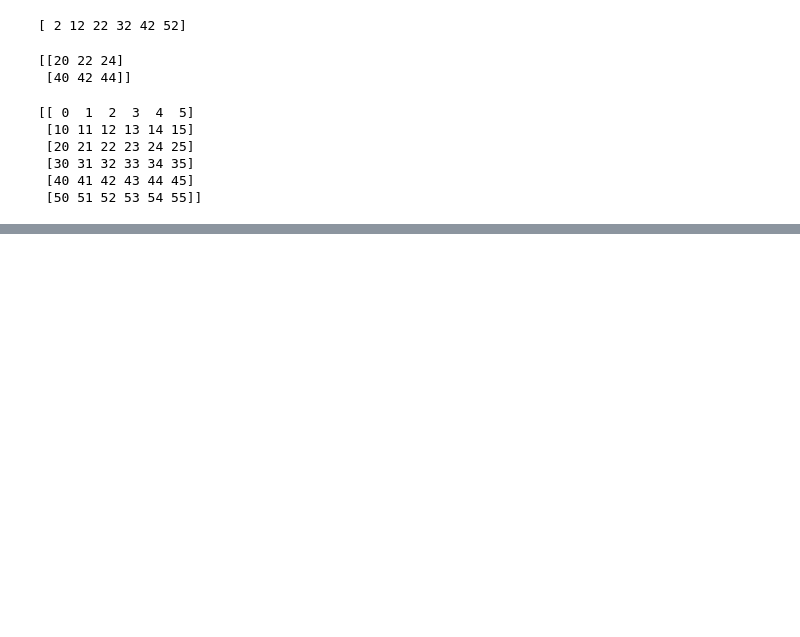
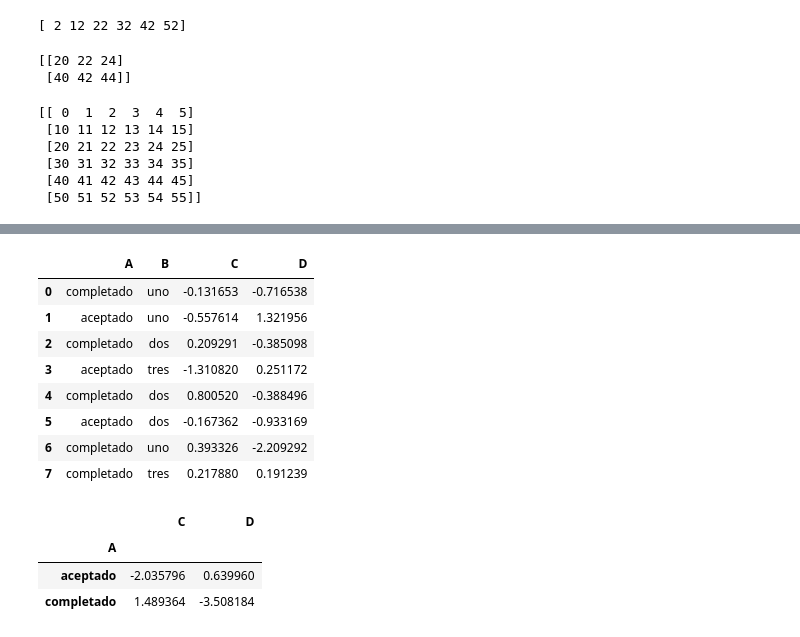
Before and after one commit to Armandot1998/Pyton-Jupyter-Notebook, a Jupyter notebook: Manual_Tema_2.ipynb, the cells around one changed output, grey strips where cells are left out. Saved outputs shown, nothing was run; the diff lists cells and outputs as text; code cells hidden in the pictures; blank space fills up the shorter version.

```diff
--- a/Manual_Tema_2.ipynb
+++ b/Manual_Tema_2.ipynb
@@ -440,0 +672,33 @@ print(c)
+# %%
+# También tenemos la posiblidad de ejecutar funciones de agrupación al estilo de SQL
+# como se muestra en el siguiente ejemplo
+
+df = pd.DataFrame({'A': ['completado', 'aceptado', 'completado', 'aceptado', 'completado', 'aceptado', 'completado', 'completado'],
+                   'B': ['uno', 'uno', 'dos', 'tres', 'dos', 'dos', 'uno', 'tres'],
+                   'C': np.random.randn(8),
+                   'D': np.random.randn(8)})
+# %%
+df
+# %% [output]
+|  | A | B | C | D |
+| 0 | completado | uno | -0.131653 | -0.716538 |
+| 1 | aceptado | uno | -0.557614 | 1.321956 |
+| 2 | completado | dos | 0.209291 | -0.385098 |
+| 3 | aceptado | tres | -1.310820 | 0.251172 |
+| 4 | completado | dos | 0.800520 | -0.388496 |
+| 5 | aceptado | dos | -0.167362 | -0.933169 |
+| 6 | completado | uno | 0.393326 | -2.209292 |
+| 7 | completado | tres | 0.217880 | 0.191239 |
+# %%
+# Agrupe DataFrame usando un mapeador o por una serie de columnas.
+
+# Una operación groupby implica una combinación de dividir el objeto, aplicar una función y
+# combinar los resultados. Esto se puede usar para agrupar grandes cantidades de datos
+# y operaciones de cálculo en estos grupos.
+
+df.groupby('A').sum()
+# %% [output]
+|  | C | D |
+| A |  |  |
+| aceptado | -2.035796 | 0.639960 |
+| completado | 1.489364 | -3.508184 |
```
Also changed, not shown: parts of 23 cells of this notebook, 1 other file.
